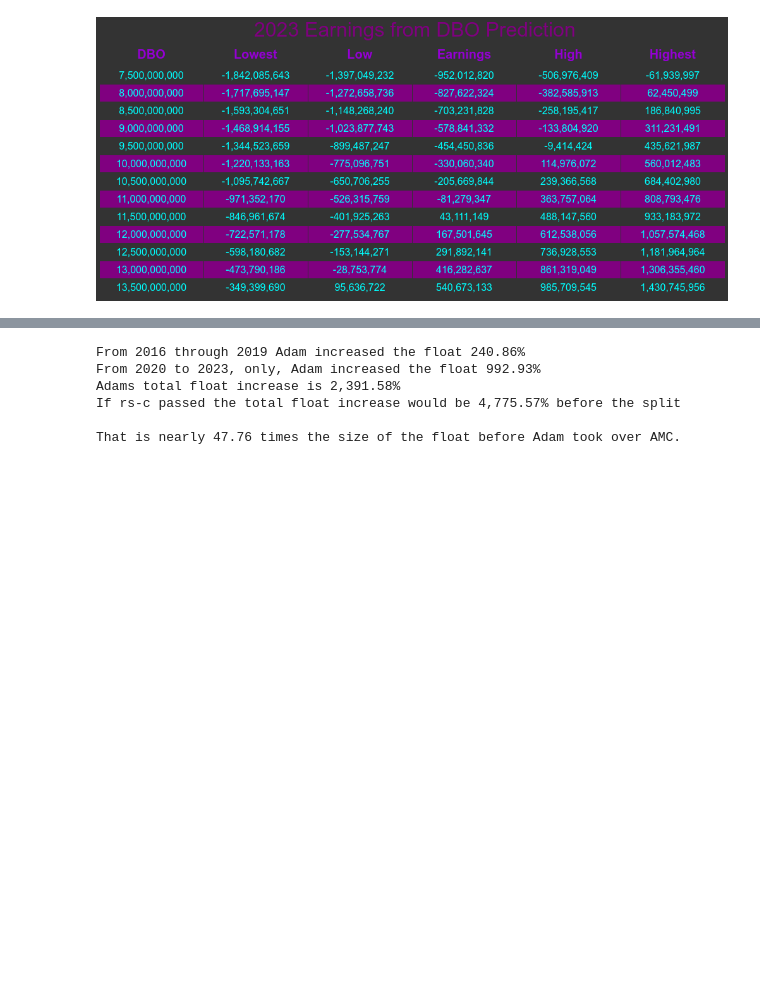
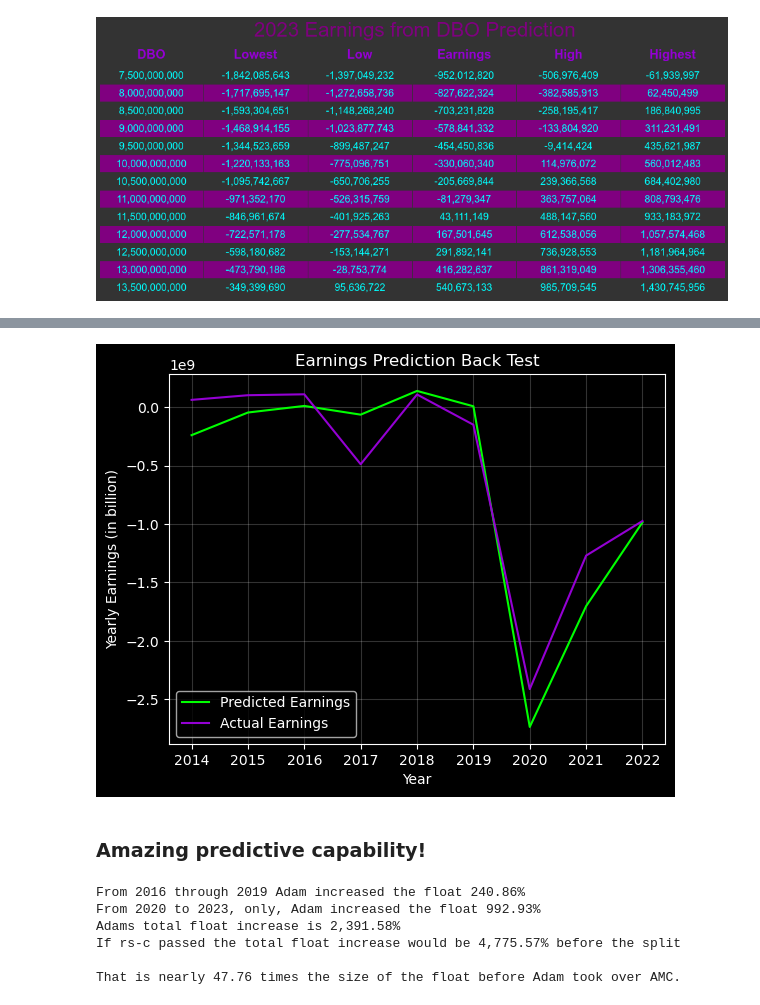
Before and after one commit to chris-hamberg/fundamentals, a Jupyter notebook: analysis/notebook.ipynb, the cells around one changed output, grey strips where cells are left out. Drawn from its saved outputs; the diff is of its cells as text; code cells hidden in the pictures; blank space fills up the shorter version.

```diff
--- a/analysis/notebook.ipynb
+++ b/analysis/notebook.ipynb
@@ -634,6 +653,20 @@ This model has incredibly strong predictive power.
 # %%
 # Save the models.
 df.to_csv("data/model.csv", index=True)
+# %%
+# Load data.
+
+df = pd.read_csv("data/data.csv", index_col = 0)
+df = df.drop(24).groupby("year").agg("sum").drop(columns = ["Q", "movies", "revenue"])
+index = [datetime.strptime(str(int(i)), "%Y") for i in df.index]
+df.reindex(index = index)
+# %%
+# See: analysis/scripts/backtest.py
+backtest(a3, b3, plt, df)
+# %% [output]
+[figure, added]
+# %% [markdown]
+### Amazing predictive capability!
 # %%
 # Calculate and report float size percentage increase.
 
```
Also changed, not shown: parts of 17 cells of this notebook, 5 other files.
